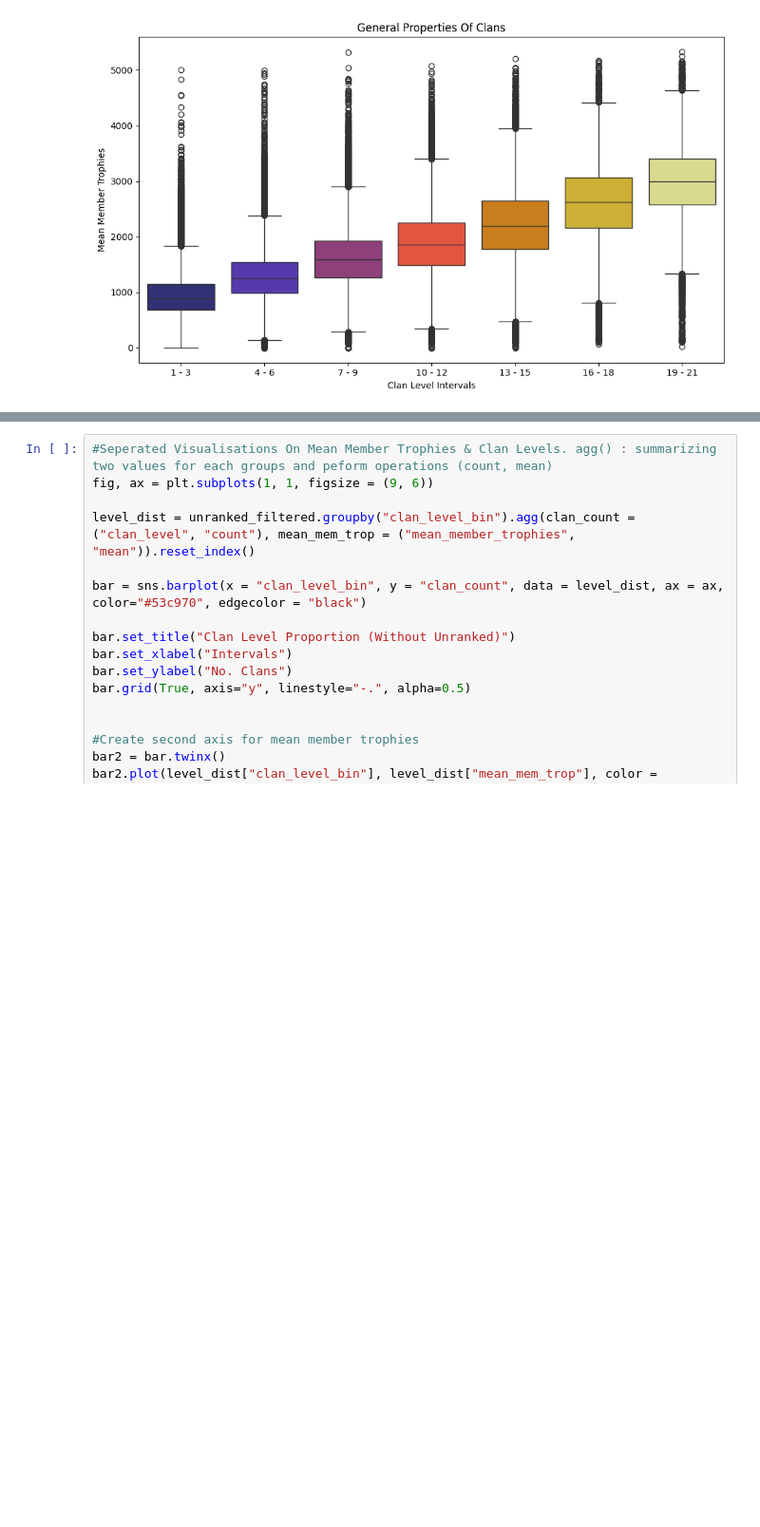
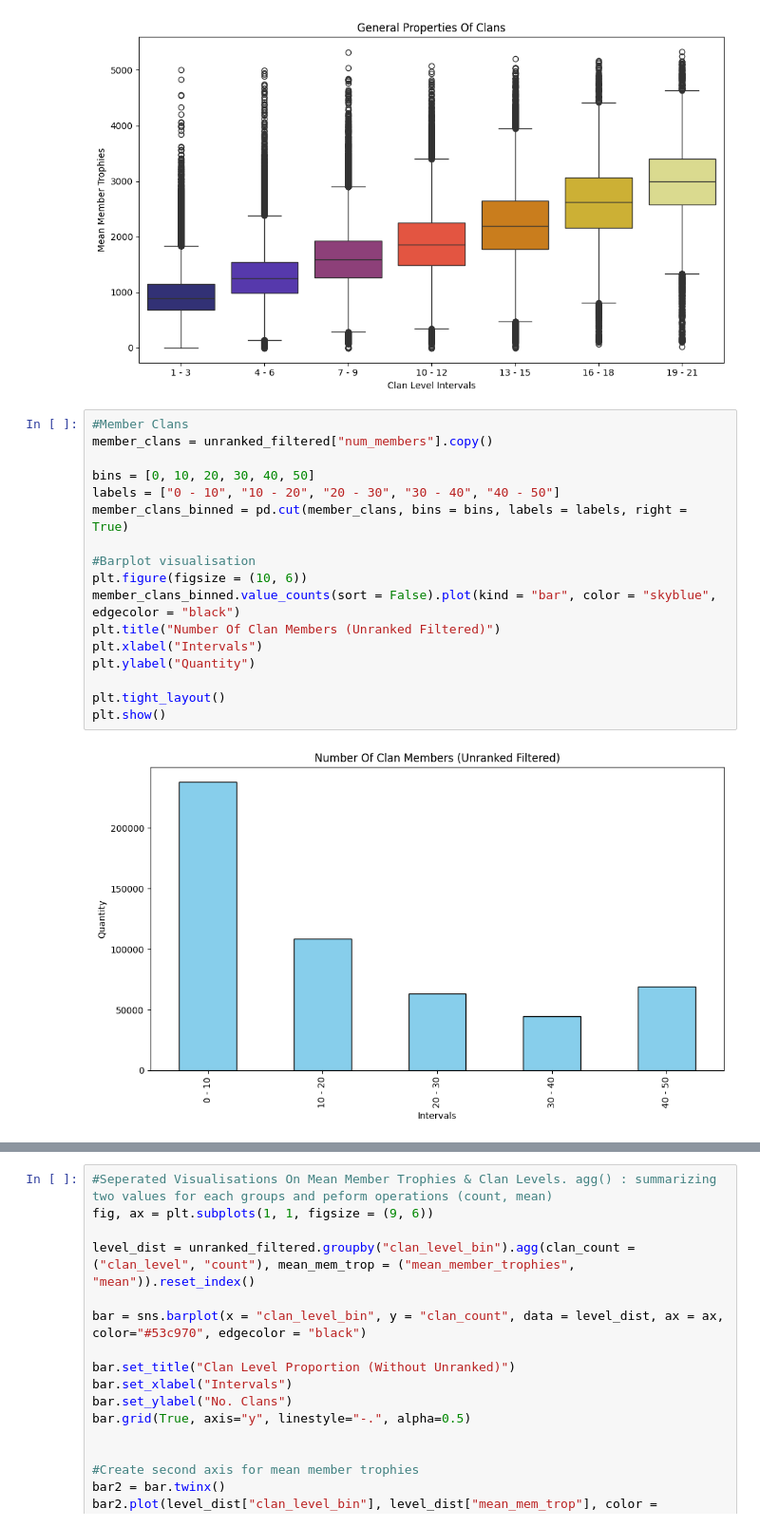
Before and after one commit to cresht2606/elune-project-eda, a Jupyter notebook: elune-project-eda.ipynb, the cells around one changed output, grey strips where cells are left out. Shown at 95% size. Cells and saved outputs as stored; diff of their text form; blank space fills up the shorter version.

```diff
--- a/elune-project-eda.ipynb
+++ b/elune-project-eda.ipynb
@@ -363,3 +411,22 @@ plt.tight_layout()
 plt.show()
 # %% [output]
 [figure]
+# %%
+#Member Clans
+member_clans = unranked_filtered["num_members"].copy()
+
+bins = [0, 10, 20, 30, 40, 50]
+labels = ["0 - 10", "10 - 20", "20 - 30", "30 - 40", "40 - 50"]
+member_clans_binned = pd.cut(member_clans, bins = bins, labels = labels, right = True)
+
+#Barplot visualisation
+plt.figure(figsize = (10, 6))
+member_clans_binned.value_counts(sort = False).plot(kind = "bar", color = "skyblue", edgecolor = "black")
+plt.title("Number Of Clan Members (Unranked Filtered)")
+plt.xlabel("Intervals")
+plt.ylabel("Quantity")
+
+plt.tight_layout()
+plt.show()
+# %% [output]
+[figure, added]
```
Also changed, not shown: parts of 24 cells of this notebook.
